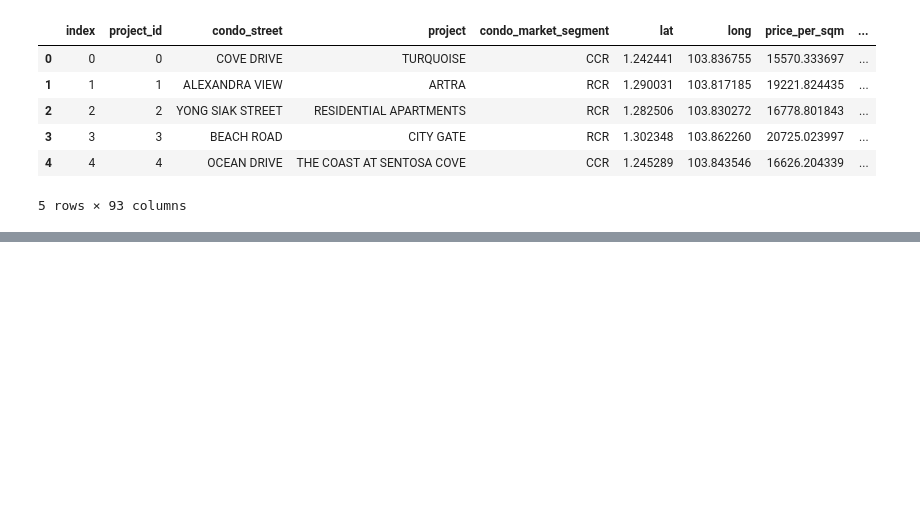
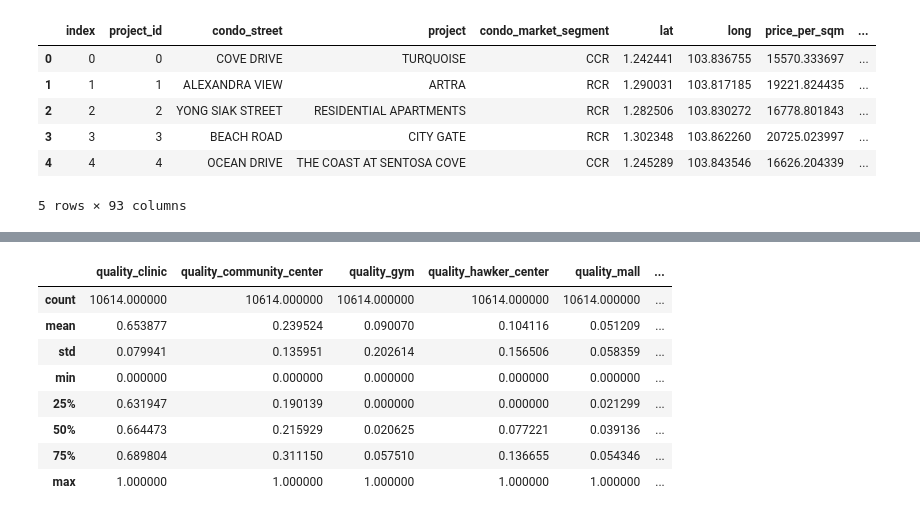
Before and after one commit to ansellim/apartments, a Jupyter notebook: data/Update db.ipynb, the cells around one changed output, grey strips where cells are left out. Cells and saved outputs as stored; diff of their text form; code cells hidden in the pictures; blank space fills up the shorter version.

Commit message:
updated quality scores to use min-max of ratings

```diff
--- a/data/Update db.ipynb
+++ b/data/Update db.ipynb
@@ -88,3 +90,17 @@ df[cols] = df[cols].apply(pd.to_numeric, errors='coerce')
 | 3 | 3 | 3 | BEACH ROAD | CITY GATE | RCR | 1.302348 | 103.862260 | 20725.023997 | ... |
 | 4 | 4 | 4 | OCEAN DRIVE | THE COAST AT SENTOSA COVE | CCR | 1.245289 | 103.843546 | 16626.204339 | ... |
 5 rows × 93 columns
+# %%
+# Update scores for quality features.  Use min-max standardization
+# i.e. z = (x - min(x)) / ((max(x) - min(x)))
+
+quality_cols = ['quality_clinic','quality_community_center','quality_gym','quality_hawker_center','quality_mall','quality_other_public_sports_facility','quality_park','quality_primary_school','quality_secondary_school','quality_supermarket']
+raw_quality_cols = ['raw_quality_clinic','raw_quality_community_center','raw_quality_gym','raw_quality_hawker_center','raw_quality_mall','raw_quality_other_public_sports_facility','raw_quality_park','raw_quality_primary_school','raw_quality_secondary_school','raw_quality_supermarket']
+all_cols = ['quality_clinic','quality_community_center','quality_gym','quality_hawker_center','quality_mall','quality_other_public_sports_facility','quality_park','quality_primary_school','quality_secondary_school','quality_supermarket'
+            ,'raw_quality_clinic','raw_quality_community_center','raw_quality_gym','raw_quality_hawker_center','raw_quality_mall','raw_quality_other_public_sports_facility','raw_quality_park','raw_quality_primary_school','raw_quality_secondary_school','raw_quality_supermarket']
+
+# df[raw_quality_cols]
+df[quality_cols] = (df[raw_quality_cols]-df[raw_quality_cols].min())/(df[raw_quality_cols].max()-df[raw_quality_cols].min())
+df[quality_cols] = df[quality_cols].fillna(0)
+
+df[all_cols].head()
@@ -91,3 +114,15 @@ df[cols] = df[cols].apply(pd.to_numeric, errors='coerce')
 # %%
 # overwrite existing db
 df.to_sql(name='properties', index=False, if_exists='replace', con=cnx)
+# %%
+df[all_cols].describe()
+# %% [output]
+|  | quality_clinic | quality_community_center | quality_gym | quality_hawker_center | quality_mall | ... |
+| count | 10614.000000 | 10614.000000 | 10614.000000 | 10614.000000 | 10614.000000 | ... |
+| mean | 0.653877 | 0.239524 | 0.090070 | 0.104116 | 0.051209 | ... |
+| std | 0.079941 | 0.135951 | 0.202614 | 0.156506 | 0.058359 | ... |
+| min | 0.000000 | 0.000000 | 0.000000 | 0.000000 | 0.000000 | ... |
+| 25% | 0.631947 | 0.190139 | 0.000000 | 0.000000 | 0.021299 | ... |
+| 50% | 0.664473 | 0.215929 | 0.020625 | 0.077221 | 0.039136 | ... |
+| 75% | 0.689804 | 0.311150 | 0.057510 | 0.136655 | 0.054346 | ... |
+| max | 1.000000 | 1.000000 | 1.000000 | 1.000000 | 1.000000 | ... |
```
Also changed, not shown: parts of 2 cells of this notebook, 1 other file.
